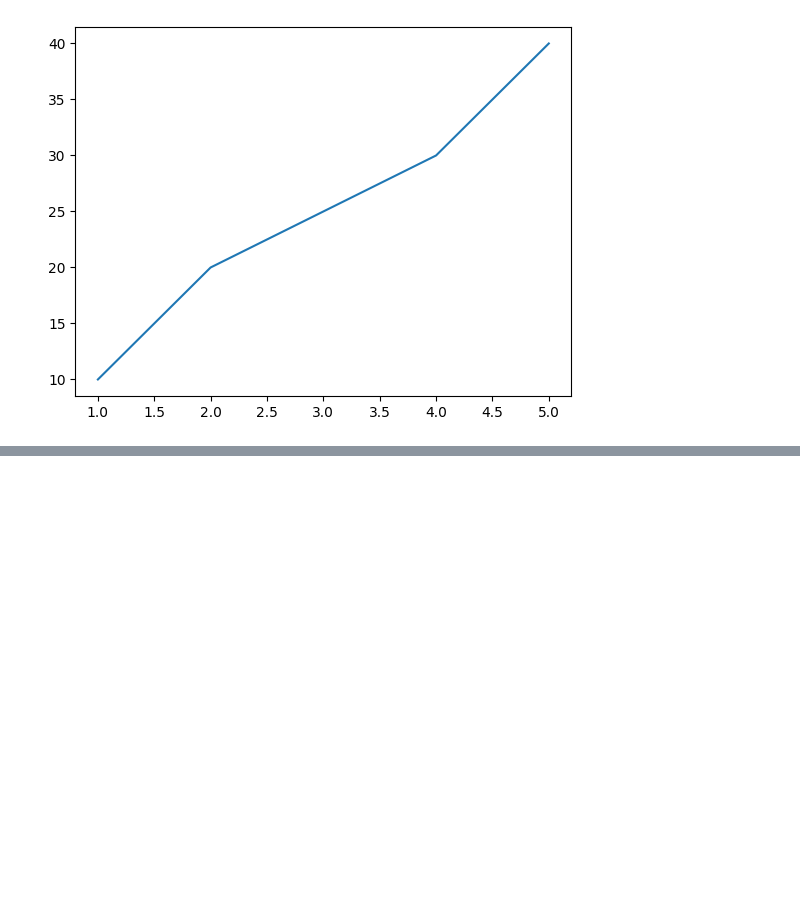
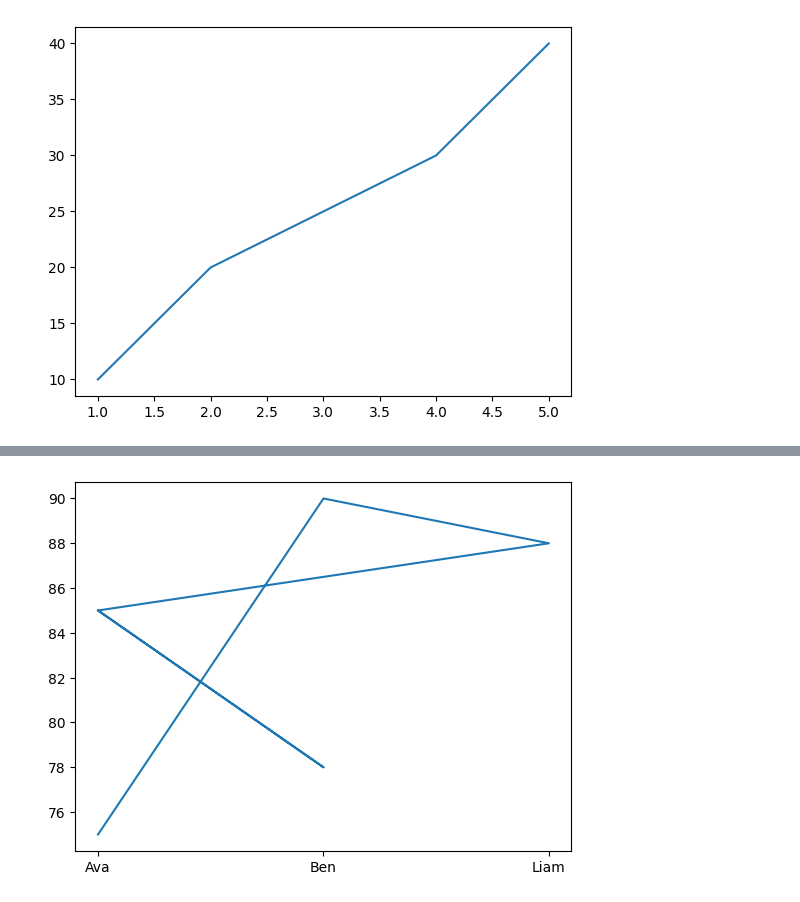
Before and after one commit to llawlaw23/Python_101, a Jupyter notebook: Python.ipynb, the cells around one changed output, grey strips where cells are left out. Saved outputs shown, nothing was run; the diff lists cells and outputs as text; code cells hidden in the pictures; blank space fills up the shorter version.

```diff
--- a/Python.ipynb
+++ b/Python.ipynb
@@ -2426,5 +2426,5 @@ plt.show()
 # %% [output]
 [figure]
 # %%
-me = pd.read_csv("students_scores.csv")
+me = pd.read_csv("Student.csv")
 me
@@ -2430,0 +2439,5 @@ me
+# %%
+plt.plot(me["Name"], me["Score"])
+plt.show()
+# %% [output]
+[figure, added]
```
Also changed, not shown: parts of 13 cells of this notebook.
